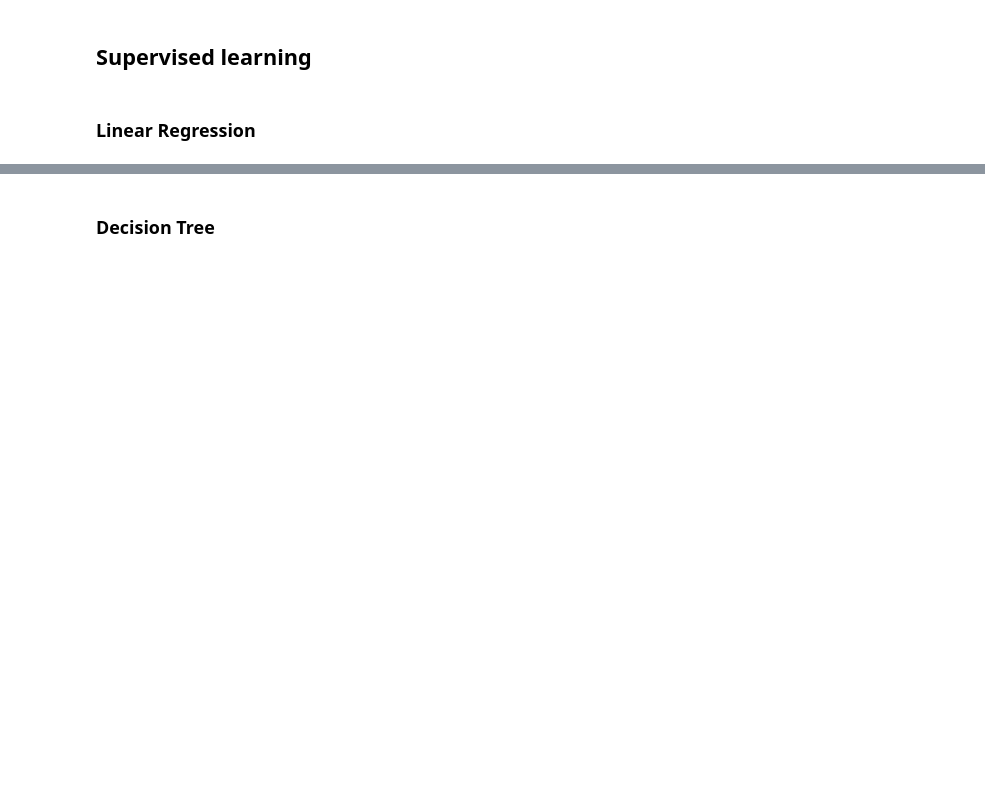
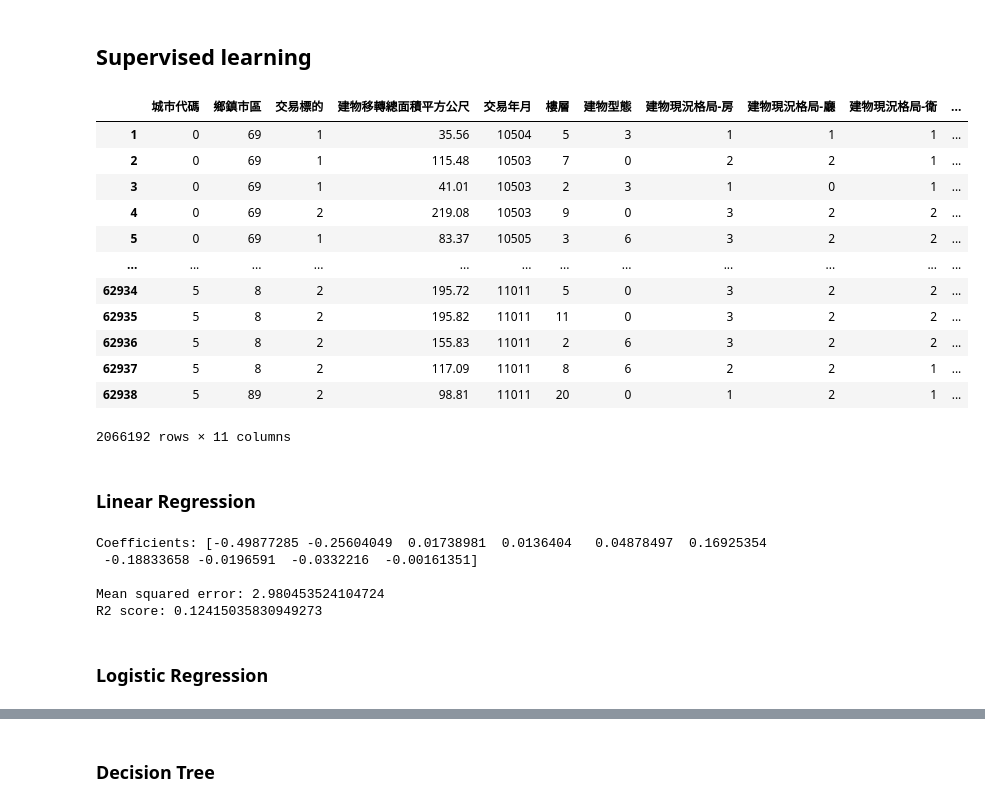
Before and after one commit to nbsurferch07/bdse25_team1, a Jupyter notebook: house_price_predict/house_price_six_cityies.ipynb, the cells around one changed output, grey strips where cells are left out. Drawn from its saved outputs; the diff is of its cells as text; code cells hidden in the pictures; blank space fills up the shorter version.

```diff
--- a/house_price_predict/house_price_six_cityies.ipynb
+++ b/house_price_predict/house_price_six_cityies.ipynb
@@ -142,5 +246,23 @@ new_df
 ## Supervised learning
 # %%
 new_df.columns
+# %%
+new_df = new_df.drop(["單價元平方公尺",  "每坪價格"], axis = 1)
+# %%
+new_df
+# %% [output]
+|  | 城市代碼 | 鄉鎮市區 | 交易標的 | 建物移轉總面積平方公尺 | 交易年月 | 樓層 | 建物型態 | 建物現況格局-房 | 建物現況格局-廳 | 建物現況格局-衛 | ... |
+| 1 | 0 | 69 | 1 | 35.56 | 10504 | 5 | 3 | 1 | 1 | 1 | ... |
+| 2 | 0 | 69 | 1 | 115.48 | 10503 | 7 | 0 | 2 | 2 | 1 | ... |
+| 3 | 0 | 69 | 1 | 41.01 | 10503 | 2 | 3 | 1 | 0 | 1 | ... |
+| 4 | 0 | 69 | 2 | 219.08 | 10503 | 9 | 0 | 3 | 2 | 2 | ... |
+| 5 | 0 | 69 | 1 | 83.37 | 10505 | 3 | 6 | 3 | 2 | 2 | ... |
+| ... | ... | ... | ... | ... | ... | ... | ... | ... | ... | ... | ... |
+| 62934 | 5 | 8 | 2 | 195.72 | 11011 | 5 | 0 | 3 | 2 | 2 | ... |
+| 62935 | 5 | 8 | 2 | 195.82 | 11011 | 11 | 0 | 3 | 2 | 2 | ... |
+| 62936 | 5 | 8 | 2 | 155.83 | 11011 | 2 | 6 | 3 | 2 | 2 | ... |
+| 62937 | 5 | 8 | 2 | 117.09 | 11011 | 8 | 6 | 2 | 2 | 1 | ... |
+| 62938 | 5 | 89 | 2 | 98.81 | 11011 | 20 | 0 | 1 | 2 | 1 | ... |
+2066192 rows × 11 columns
 # %%
 # load csv file
@@ -155,7 +276,7 @@ y = df["總價元"]
 ### Linear Regression
 # %%
 # split
-data_X_train, data_X_test, data_y_train, data_y_test = train_test_split(X, y, test_size=0.1, random_state=1)
+data_X_train, data_X_test, data_y_train, data_y_test = train_test_split(X, y, test_size=0.2)
 
 # transform
 scaler = preprocessing.StandardScaler().fit(data_X_train)
@@ -175,3 +296,11 @@ print('Coefficients: {}\n'.format(model.coef_))
 print("Mean squared error: {}".format((mean_squared_error(data_y_test, data_y_pred))))
 # Explained variance score: 1 is perfect prediction
 print('R2 score: {}'.format(r2_score(data_y_test, data_y_pred)))
+# %% [output]
+Coefficients: [-0.49877285 -0.25604049  0.01738981  0.0136404   0.04878497  0.16925354
+ -0.18833658 -0.0196591  -0.0332216  -0.00161351]
+
+Mean squared error: 2.980453524104724
+R2 score: 0.12415035830949273
+# %% [markdown]
+### Logistic Regression
```
Also changed, not shown: parts of 32 cells of this notebook.
